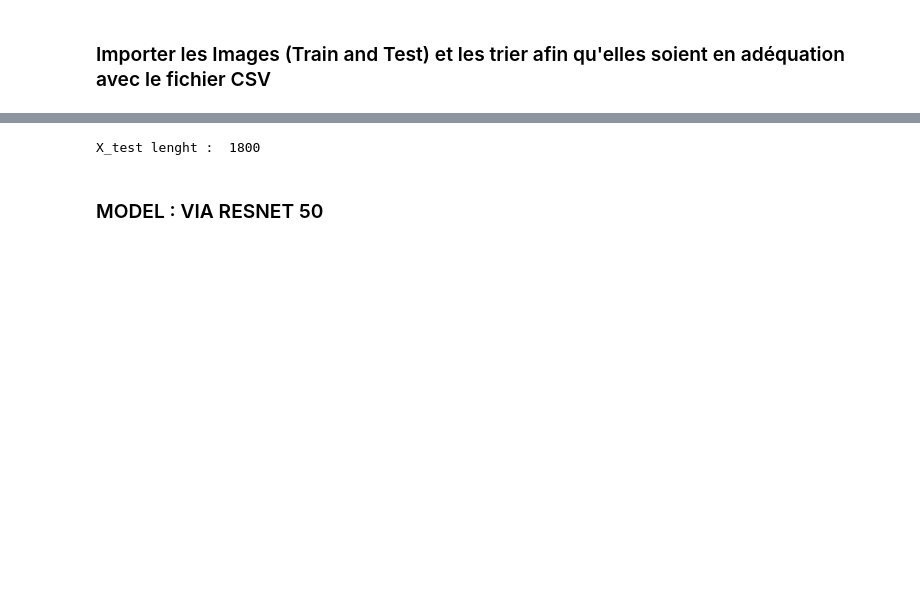
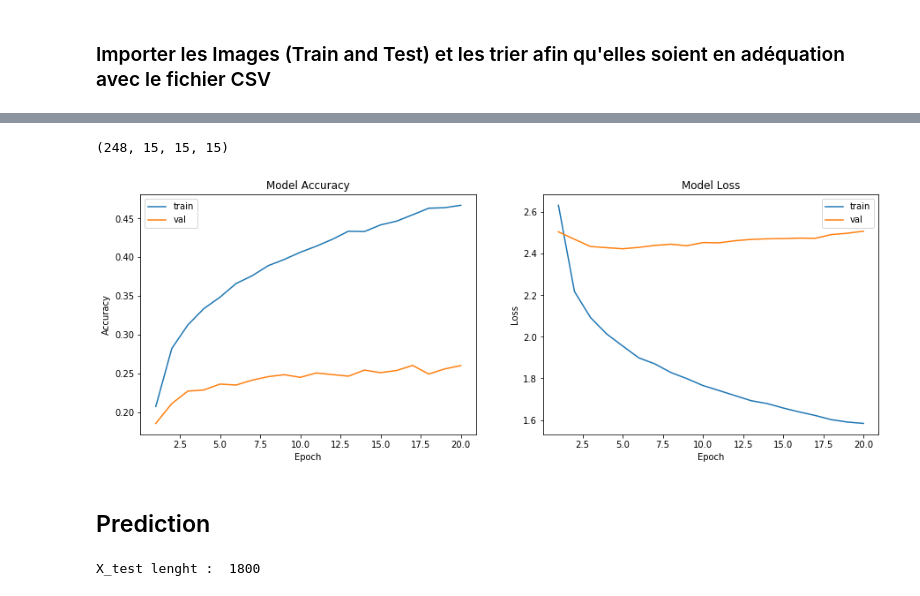
Before and after one commit to JeremyBouhi/DeepLearning, a Jupyter notebook: DeepLearningProject.ipynb, the cells around one changed output, grey strips where cells are left out. Drawn from its saved outputs; the diff is of its cells as text; code cells hidden in the pictures; blank space fills up the shorter version.

```diff
--- a/DeepLearningProject.ipynb
+++ b/DeepLearningProject.ipynb
@@ -114,0 +143,17 @@ chimpanzee
+# %%
+batch_size = 32
+num_epochs = 20
+
+from keras.preprocessing.image import ImageDataGenerator
+
+datagen = ImageDataGenerator(
+    featurewise_center=True,
+    featurewise_std_normalization=True,
+    rotation_range=20,
+    width_shift_range=0.2,
+    height_shift_range=0.2,
+    horizontal_flip=True)
+
+datagen.fit(X_tr)
+tr_generator = datagen.flow(X_tr, y_tr, batch_size=batch_size)
+val_generator = datagen.flow(X_val, y_val, batch_size=batch_size)
@@ -114,0 +164,9 @@ chimpanzee
+# %%
+
+# fine-tune the model
+model_history = model.fit_generator(
+    tr_generator,
+    steps_per_epoch=1000,
+    epochs=num_epochs,
+    validation_data=val_generator,
+    validation_steps=800)
@@ -114,0 +191,4 @@ chimpanzee
+# %%
+y_val.shape
+# %% [output]
+(248, 15, 15, 15)
@@ -115,3 +197,26 @@ chimpanzee
+# %%
+def plot_model_history(model_history):
+    fig, axs = plt.subplots(1, 2, figsize=(15, 5))
+    for ax, metric, name in zip(axs, ['acc', 'loss'], ['Accuracy', 'Loss']):
+        ax.plot(
+            range(1, len(model_history.history[metric]) + 1),
+            model_history.history[metric]
+        )
+        ax.plot(
+            range(1, len(model_history.history['val_' + metric]) + 1),
+            model_history.history['val_' + metric]
+        )
+        ax.set_title('Model ' + name)
+        ax.set_ylabel(name)
+        ax.set_xlabel('Epoch')
+        ax.legend(['train', 'val'], loc='best')
+    plt.show()
+# %%
+plot_model_history(model_history)
+# %% [output]
+[figure, added]
+# %% [markdown]
+## Prediction
 # %%
 def conv(v):
     v2 = [s.strip('.jpg') for s in v] # remove the .jpg from the string borders
@@ -138,5 +243,3 @@ for file in files4_test:
 print("X_test lenght : ",len(X_test))
 # %% [output]
 X_test lenght :  1800
-# %% [markdown]
-### MODEL : VIA RESNET 50
```
Also changed, not shown: parts of 29 cells of this notebook.
